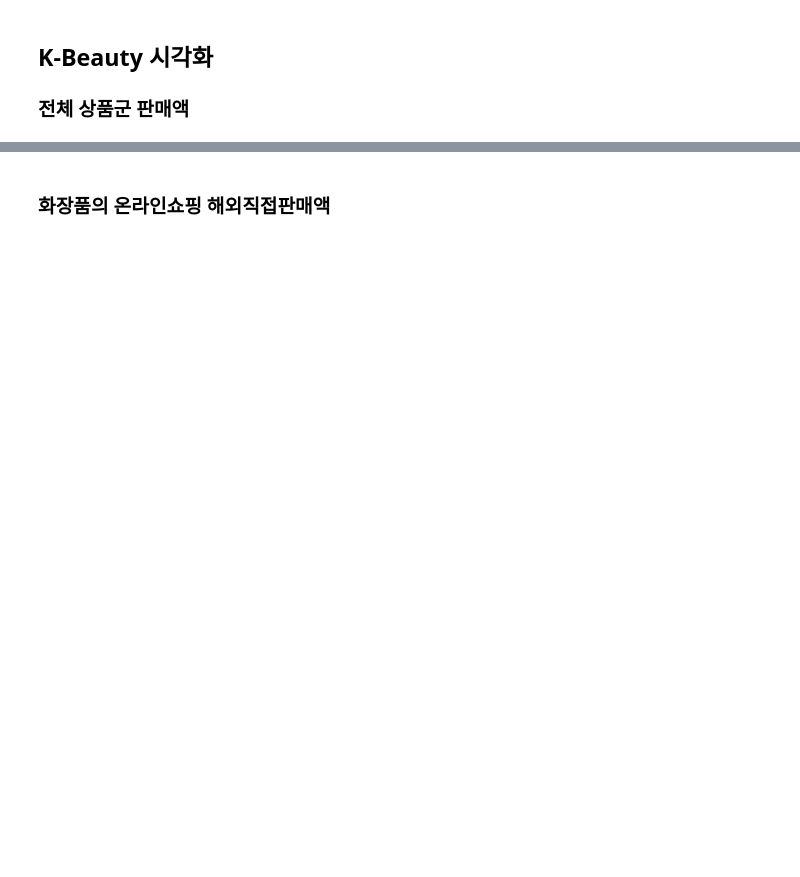
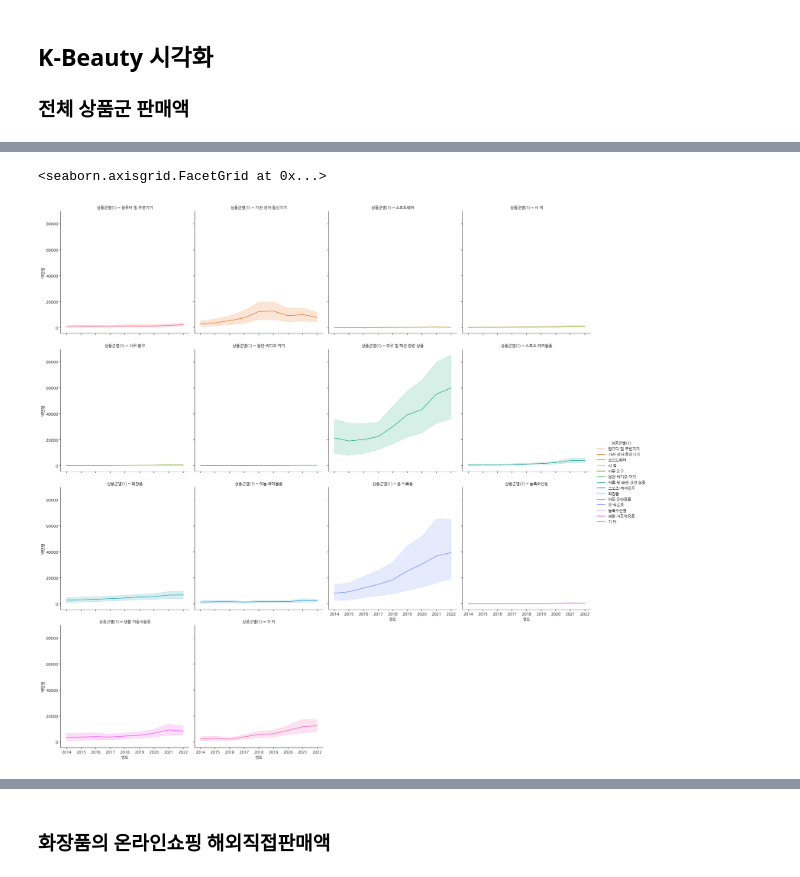
Before and after one commit to jxxngho/boostcourse-ds-510, a Jupyter notebook: K-beauty 온라인 판매분석/k_beauty_oversea_online_sale_input.ipynb, the cells around one changed output, grey strips where cells are left out. Cells and saved outputs as stored; diff of their text form; code cells hidden in the pictures; blank space fills up the shorter version.

```diff
--- a/K-beauty 온라인 판매분석/k_beauty_oversea_online_sale_input.ipynb
+++ b/K-beauty 온라인 판매분석/k_beauty_oversea_online_sale_input.ipynb
@@ -224,0 +234,7 @@ plt.figure(figsize=(15, 4))
+# %%
+# df_sub
+sns.relplot(data=df,x="연도",y="백만원", hue="상품군별(1)",kind="line",col="상품군별(1)",col_wrap=4)
+# col_wrap 한줄에 몇개 표시할건지
+# %% [output]
+<seaborn.axisgrid.FacetGrid at 0x...>
+[figure, added]
```
Also changed, not shown: parts of 31 cells of this notebook.
